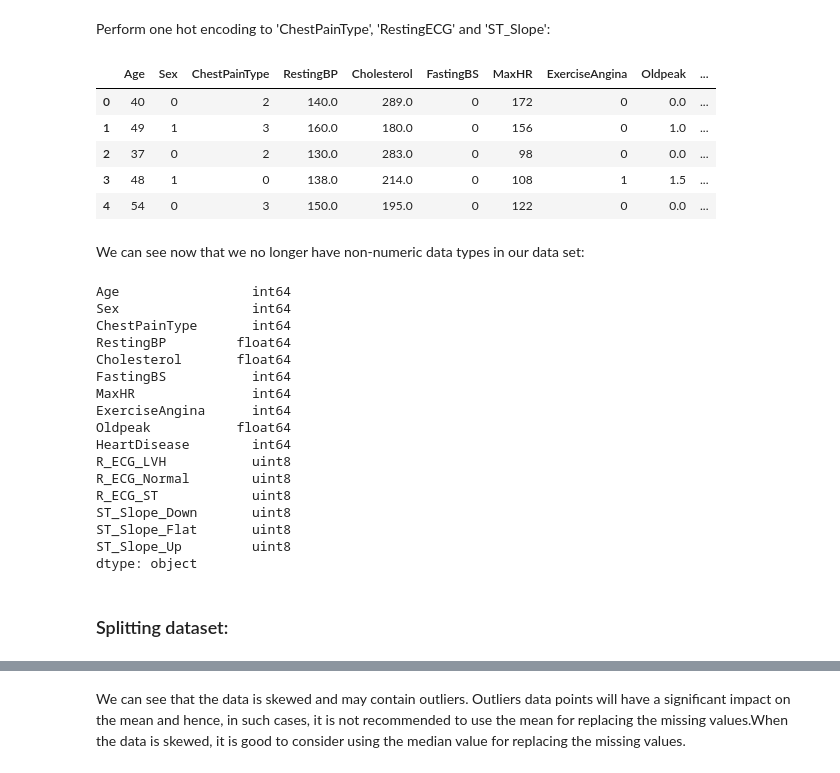
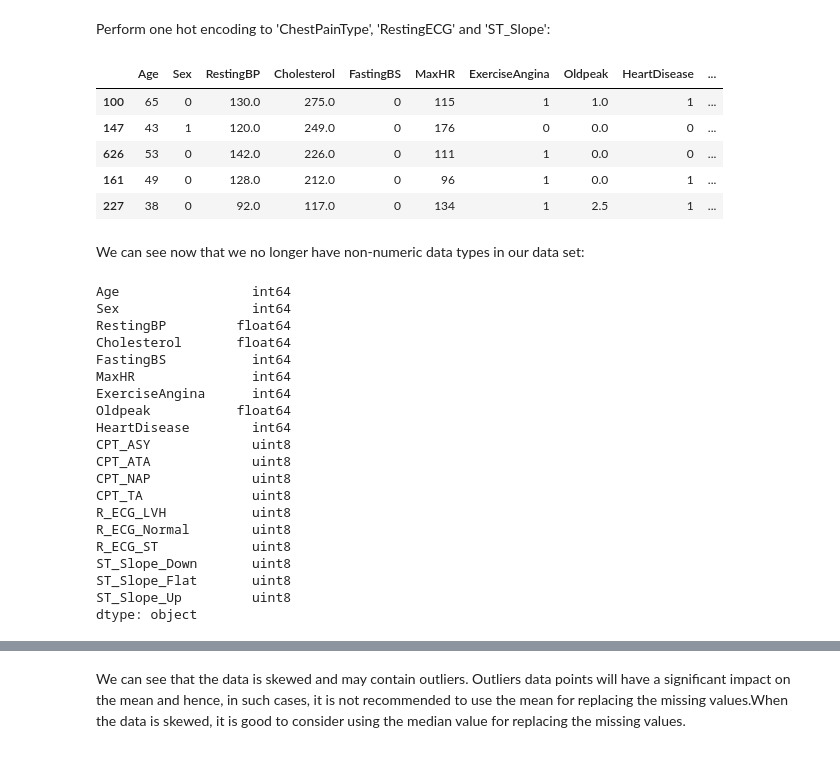
Before and after one commit to Sonia-Mo/ML_project-heart_disease_prediction, a Jupyter notebook: Heart_disease_prediction.ipynb, the cells around one changed output, grey strips where cells are left out. Saved outputs shown, nothing was run; the diff lists cells and outputs as text; code cells hidden in the pictures.

```diff
--- a/Heart_disease_prediction.ipynb
+++ b/Heart_disease_prediction.ipynb
@@ -44,3 +49,2 @@ cf.set_config_file(offline=False, world_readable=True)
 # %%
-# Load data
-heart_disease = pd.read_csv("heart.csv")
+df = pd.read_csv("heart.csv")
@@ -46,0 +53,5 @@ heart_disease = pd.read_csv("heart.csv")
+# %%
+X = df.drop(["HeartDisease"], axis=1)
+y = df["HeartDisease"]
+# %%
+X_train, X_test, y_train, y_test = train_test_split(X, y, test_size=0.15, random_state=123)
@@ -47 +66,3 @@ heart_disease = pd.read_csv("heart.csv")
+# %%
+heart_disease = pd.concat([X_train, pd.DataFrame(y_train)], axis=1)
 # %% [markdown]
@@ -241,17 +279,18 @@ heart_disease.head()
 # %% [markdown]
 Perform one hot encoding to 'ChestPainType', 'RestingECG' and 'ST_Slope':
 # %%
-heart_disease = pd.get_dummies(heart_disease, columns=["RestingECG", "ST_Slope"], prefix=["R_ECG", "ST_Slope"])
+# heart_disease = pd.get_dummies(heart_disease, columns=["RestingECG", "ST_Slope"], prefix=["R_ECG", "ST_Slope"])
+heart_disease = pd.get_dummies(heart_disease, columns=["ChestPainType", "RestingECG", "ST_Slope"], prefix=["CPT", "R_ECG", "ST_Slope"])
+# heart_disease = pd.get_dummies(heart_disease, columns=["ChestPainType", "RestingECG"], prefix=["CPT", "R_ECG"])
 
-# heart_disease = pd.get_dummies(heart_disease, columns=["ChestPainType", "RestingECG", "ST_Slope"], prefix=["CPT", "R_ECG", "ST_Slope"])
 heart_disease.head()
 # %% [output]
-|  | Age | Sex | ChestPainType | RestingBP | Cholesterol | FastingBS | MaxHR | ExerciseAngina | Oldpeak | ... |
-| 0 | 40 | 0 | 2 | 140.0 | 289.0 | 0 | 172 | 0 | 0.0 | ... |
-| 1 | 49 | 1 | 3 | 160.0 | 180.0 | 0 | 156 | 0 | 1.0 | ... |
-| 2 | 37 | 0 | 2 | 130.0 | 283.0 | 0 | 98 | 0 | 0.0 | ... |
-| 3 | 48 | 1 | 0 | 138.0 | 214.0 | 0 | 108 | 1 | 1.5 | ... |
-| 4 | 54 | 0 | 3 | 150.0 | 195.0 | 0 | 122 | 0 | 0.0 | ... |
+|  | Age | Sex | RestingBP | Cholesterol | FastingBS | MaxHR | ExerciseAngina | Oldpeak | HeartDisease | ... |
+| 100 | 65 | 0 | 130.0 | 275.0 | 0 | 115 | 1 | 1.0 | 1 | ... |
+| 147 | 43 | 1 | 120.0 | 249.0 | 0 | 176 | 0 | 0.0 | 0 | ... |
+| 626 | 53 | 0 | 142.0 | 226.0 | 0 | 111 | 1 | 0.0 | 0 | ... |
+| 161 | 49 | 0 | 128.0 | 212.0 | 0 | 96 | 1 | 0.0 | 1 | ... |
+| 227 | 38 | 0 | 92.0 | 117.0 | 0 | 134 | 1 | 2.5 | 1 | ... |
 # %% [markdown]
 We can see now that we no longer have non-numeric data types in our data set:
 # %%
@@ -259,7 +298,6 @@ heart_disease.dtypes
 # %% [output]
 Age                 int64
 Sex                 int64
-ChestPainType       int64
 RestingBP         float64
 Cholesterol       float64
 FastingBS           int64
@@ -267,6 +305,10 @@ MaxHR               int64
 ExerciseAngina      int64
 Oldpeak           float64
 HeartDisease        int64
+CPT_ASY             uint8
+CPT_ATA             uint8
+CPT_NAP             uint8
+CPT_TA              uint8
 R_ECG_LVH           uint8
 R_ECG_Normal        uint8
 R_ECG_ST            uint8
@@ -274,5 +316,3 @@ ST_Slope_Down       uint8
 ST_Slope_Flat       uint8
 ST_Slope_Up         uint8
 dtype: object
-# %% [markdown]
-### Splitting dataset:
```
Also changed, not shown: parts of 126 cells of this notebook.
